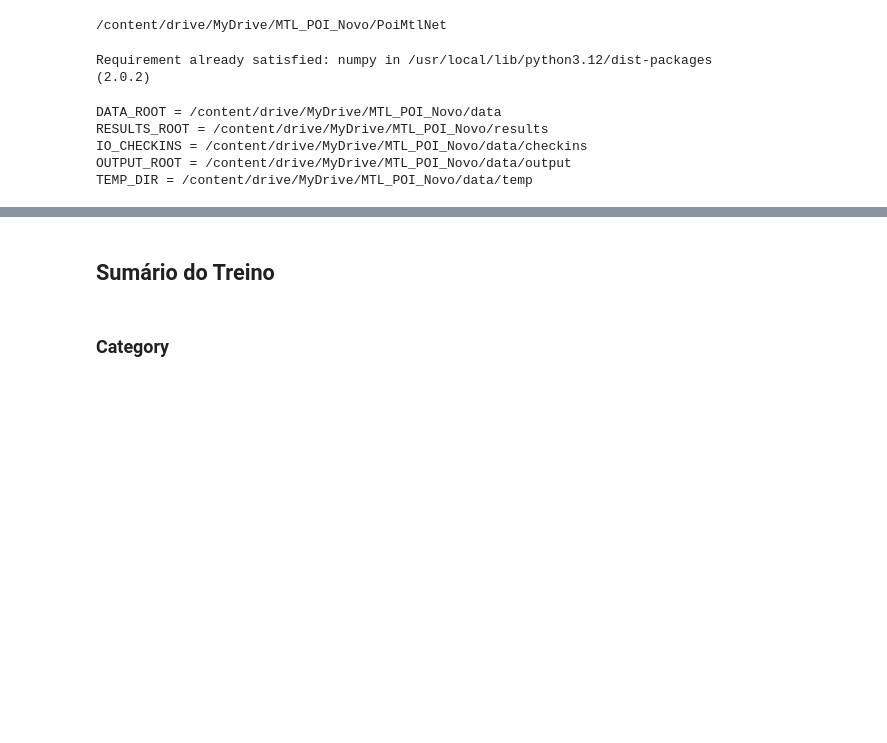
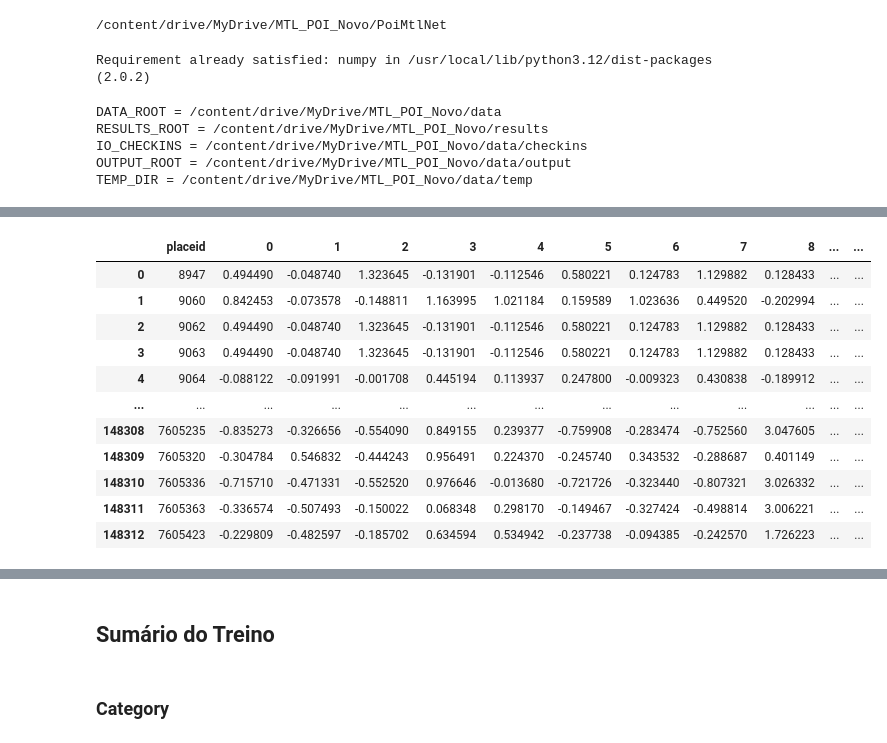
Before and after one commit to TarikSalles/POC-MTLPOI-Embeddings, a Jupyter notebook: MTLPoi_Novo.ipynb, the cells around one changed output, grey strips where cells are left out. Saved outputs shown, nothing was run; the diff lists cells and outputs as text; code cells hidden in the pictures; blank space fills up the shorter version.

Commit message:
fix: algumas mudanças nos notebooks de HGI e MTLPoi e arquivos

```diff
--- a/MTLPoi_Novo.ipynb
+++ b/MTLPoi_Novo.ipynb
@@ -214,0 +216,86 @@ TEMP_DIR = /content/drive/MyDrive/MTL_POI_Novo/data/temp
+# %%
+import os
+import torch
+import pandas as pd
+import numpy as np
+
+def load_tensor(path_torch):
+    obj = torch.load(path_torch, map_location="cpu")
+    if hasattr(obj, "detach"):
+        obj = obj.detach()
+    return obj.cpu().numpy()
+
+def _placeids_from_pois_trim(pois_csv, V):
+    pois = pd.read_csv(pois_csv)
+
+    if "feature_id" not in pois.columns:
+        raise KeyError("pois_csv precisa conter a coluna 'feature_id'.")
+
+    pois = pois.drop_duplicates(subset=["feature_id"]).reset_index(drop=True)
+
+    n_before = len(pois)
+    if n_before > V:
+        pois = pois.iloc[:V].copy()
+        print(f"[INFO] Cortando extras: {n_before} -> {V} feature_id (removidos {n_before - V}).")
+    elif n_before < V:
+        print(f"[AVISO] POIs ({n_before}) < V ({V}). "
+              f"Embeddings terão linhas sem ID correspondente (não recomendado).")
+
+    placeids = pois["feature_id"].astype(str).tolist()
+    return placeids
+
+def _category_from_checkins(checkins_csv):
+    chk = pd.read_csv(checkins_csv)
+    if "placeid" not in chk.columns:
+        raise KeyError("checkins_csv precisa conter a coluna 'placeid'.")
+    if "category" not in chk.columns:
+        raise KeyError("checkins_csv precisa conter a coluna 'category' (string).")
+
+    chk["placeid"] = chk["placeid"].astype(str)
+
+    cat_by_place = (chk.dropna(subset=["category"])
+                      .groupby("placeid")["category"]
+                      .agg(lambda s: s.mode().iat[0] if not s.mode().empty else s.iloc[0]))
+    cat_by_place.index = cat_by_place.index.astype(str)
+    return cat_by_place
+
+def save_poi_torch_to_csv(
+    path_torch,
+    out_csv,
+    pois_csv,
+    checkins_csv,
+    include_category=True
+):
+    emb = load_tensor(path_torch)
+    V, D = emb.shape
+
+    placeids = _placeids_from_pois_trim(pois_csv, V)
+
+    col_names = [str(i) for i in range(D)]
+    df = pd.DataFrame(emb, columns=col_names)
+    df.insert(0, "placeid", placeids)
+
+    if include_category:
+        try:
+            cat_by_place = _category_from_checkins(checkins_csv)
+            cat_map = cat_by_place.to_dict()
+            df["category"] = df["placeid"].map(cat_map)
+        except Exception as e:
+            print(f"[AVISO] Não foi possível carregar category de {checkins_csv}: {e}")
+            df["category"] = np.nan
+    else:
+        df["category"] = np.nan
+
+    df.to_csv(out_csv, index=False)
+    print(f"Arquivo salvo em: {out_csv}")
+    return df
+
+
+save_poi_torch_to_csv(
+    path_torch="/content/drive/MyDrive/MTL_POI_Novo/data/output/california/poi_embedding.torch",
+    out_csv="/content/drive/MyDrive/MTL_POI_Novo/data/output/california/embeddings.csv",
+    pois_csv="/content/drive/MyDrive/MTL_POI_Novo/data/output/california/pois_gowalla.csv",
+    checkins_csv="/content/drive/MyDrive/MTL_POI_Novo/data/output/california/filtrado.csv",
+    include_category=True
+)
+# %% [output]
@@ -214,0 +304,12 @@ TEMP_DIR = /content/drive/MyDrive/MTL_POI_Novo/data/temp
+|  | placeid | 0 | 1 | 2 | 3 | 4 | 5 | 6 | 7 | 8 | ... | ... |
+| 0 | 8947 | 0.494490 | -0.048740 | 1.323645 | -0.131901 | -0.112546 | 0.580221 | 0.124783 | 1.129882 | 0.128433 | ... | ... |
+| 1 | 9060 | 0.842453 | -0.073578 | -0.148811 | 1.163995 | 1.021184 | 0.159589 | 1.023636 | 0.449520 | -0.202994 | ... | ... |
+| 2 | 9062 | 0.494490 | -0.048740 | 1.323645 | -0.131901 | -0.112546 | 0.580221 | 0.124783 | 1.129882 | 0.128433 | ... | ... |
+| 3 | 9063 | 0.494490 | -0.048740 | 1.323645 | -0.131901 | -0.112546 | 0.580221 | 0.124783 | 1.129882 | 0.128433 | ... | ... |
+| 4 | 9064 | -0.088122 | -0.091991 | -0.001708 | 0.445194 | 0.113937 | 0.247800 | -0.009323 | 0.430838 | -0.189912 | ... | ... |
+| ... | ... | ... | ... | ... | ... | ... | ... | ... | ... | ... | ... | ... |
+| 148308 | 7605235 | -0.835273 | -0.326656 | -0.554090 | 0.849155 | 0.239377 | -0.759908 | -0.283474 | -0.752560 | 3.047605 | ... | ... |
+| 148309 | 7605320 | -0.304784 | 0.546832 | -0.444243 | 0.956491 | 0.224370 | -0.245740 | 0.343532 | -0.288687 | 0.401149 | ... | ... |
+| 148310 | 7605336 | -0.715710 | -0.471331 | -0.552520 | 0.976646 | -0.013680 | -0.721726 | -0.323440 | -0.807321 | 3.026332 | ... | ... |
+| 148311 | 7605363 | -0.336574 | -0.507493 | -0.150022 | 0.068348 | 0.298170 | -0.149467 | -0.327424 | -0.498814 | 3.006221 | ... | ... |
+| 148312 | 7605423 | -0.229809 | -0.482597 | -0.185702 | 0.634594 | 0.534942 | -0.237738 | -0.094385 | -0.242570 | 1.726223 | ... | ... |
```
Also changed, not shown: parts of 21 cells of this notebook, 29 other files.
